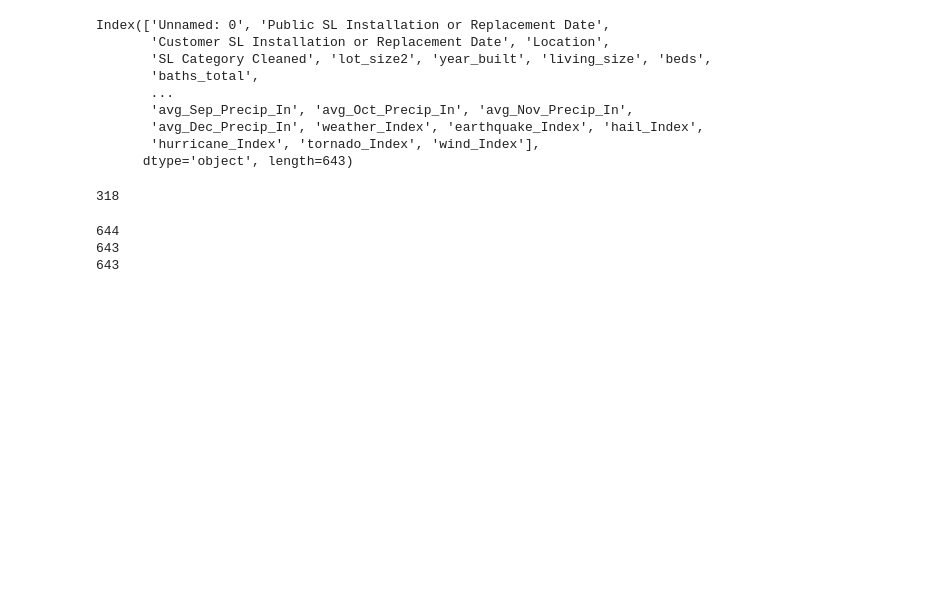
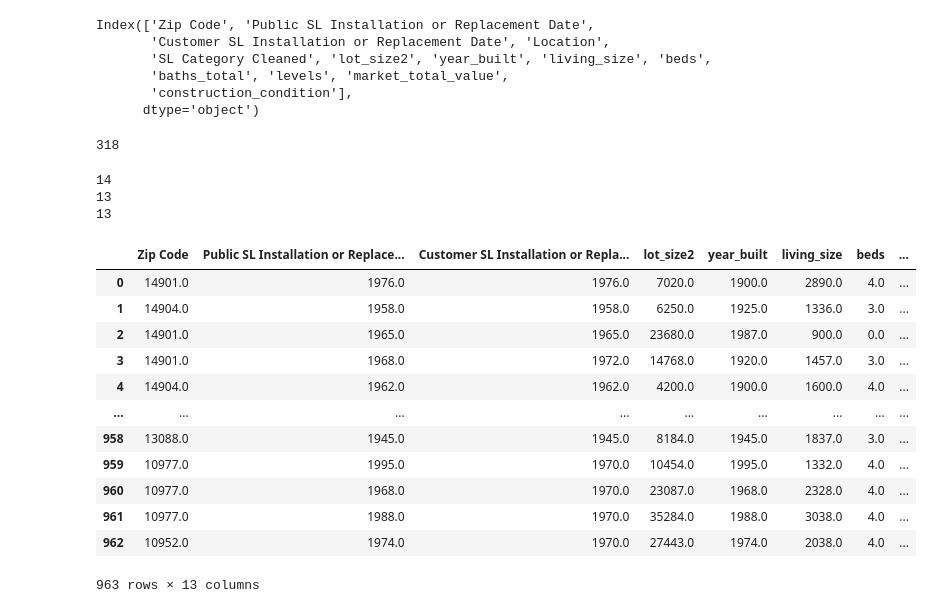
Before and after one commit to AvalonAce/ML-Lead-Service-Line-Prediction, a Jupyter notebook: models/ebm.ipynb, the cells around one changed output. Saved outputs shown, nothing was run; the diff lists cells and outputs as text; code cells hidden in the pictures; blank space fills up the shorter version.

```diff
--- a/models/ebm.ipynb
+++ b/models/ebm.ipynb
@@ -2,14 +2,17 @@
 from interpret.glassbox import ExplainableBoostingClassifier
 from interpret import show
 from sklearn.manifold import TSNE
-from sklearn.preprocessing import StandardScaler
+from sklearn.preprocessing import StandardScaler, LabelEncoder
 from sklearn.decomposition import PCA
 from sklearn.model_selection import train_test_split
 import matplotlib.pyplot as plt
 import pandas as pd
+import seaborn as sns
 import numpy as np
+from sklearn.metrics import roc_auc_score, roc_curve, auc, classification_report, confusion_matrix
 
-df = pd.read_csv('../data/processed/NY_SLI_ATTOM_EXTENDED.csv')
+
+df = pd.read_csv('../data/processed/NY_SLI_ATTOM_NEW.csv')
 df_numeric_data = df.drop(columns=[
     'Lead Gooseneck, Pigtail or Connector Currently Present',
     'Current Public Side SL Material',
@@ -37,7 +40,6 @@ df_numeric_data = df.drop(columns=[
     'Public SL Installation Year',
     'Public SL Material Verification Method Category',
     'Public SL Size Category',
-    'Zip Code',
     'Customer SL Material Category',
 ])
 print(df_numeric_data.columns)
@@ -75,43 +77,63 @@ for col in df_numeric_data:
 
 len(df_numeric_data[df_numeric_data['SL Category Cleaned'] == 'Lead'])
 # %% [output]
-Index(['Unnamed: 0', 'Public SL Installation or Replacement Date',
+Index(['Zip Code', 'Public SL Installation or Replacement Date',
        'Customer SL Installation or Replacement Date', 'Location',
        'SL Category Cleaned', 'lot_size2', 'year_built', 'living_size', 'beds',
-       'baths_total',
-       ...
-       'avg_Sep_Precip_In', 'avg_Oct_Precip_In', 'avg_Nov_Precip_In',
-       'avg_Dec_Precip_In', 'weather_Index', 'earthquake_Index', 'hail_Index',
-       'hurricane_Index', 'tornado_Index', 'wind_Index'],
-      dtype='object', length=643)
+       'baths_total', 'levels', 'market_total_value',
+       'construction_condition'],
+      dtype='object')
 318
 # %%
 y = df_numeric_data['SL Category Cleaned']
+
 print(len(df_numeric_data.columns))
 df_numeric_data = df_numeric_data.drop(columns='SL Category Cleaned')
 X = df_numeric_data.to_numpy()
 print(len(X[0]))
 # X = np.hstack([X[:, 0:2], X[:, 3:]])
 print(len(X[0]))
 
 y = y[~np.isnan(X).any(axis=1)]
 X = X[~np.isnan(X).any(axis=1)]
-X
+
+X = pd.DataFrame(
+    data=X,
+    columns=df_numeric_data.columns,
+)
+
+le = LabelEncoder()
+y_encoded = le.fit_transform(y)
 # Split data
 X_train, X_test, y_train, y_test = train_test_split(
-    X, y, test_size=0.2, random_state=42, stratify=y
+    X, y_encoded, test_size=0.2, random_state=42, stratify=y_encoded
 )
 
 # Standardize features
 scaler = StandardScaler()
+
 X_train_scaled = scaler.fit_transform(X_train)
 X_test_scaled = scaler.transform(X_test)
 
 pca = PCA(n_components=10)
 X_train_reduced = pca.fit_transform(X_train_scaled)
 X_test_reduced = pca.transform(X_test_scaled)
+X
 # %% [output]
-644
-643
-643
+14
+13
+13
+|  | Zip Code | Public SL Installation or Replace... | Customer SL Installation or Repla... | lot_size2 | year_built | living_size | beds | ... |
+| 0 | 14901.0 | 1976.0 | 1976.0 | 7020.0 | 1900.0 | 2890.0 | 4.0 | ... |
+| 1 | 14904.0 | 1958.0 | 1958.0 | 6250.0 | 1925.0 | 1336.0 | 3.0 | ... |
+| 2 | 14901.0 | 1965.0 | 1965.0 | 23680.0 | 1987.0 | 900.0 | 0.0 | ... |
+| 3 | 14901.0 | 1968.0 | 1972.0 | 14768.0 | 1920.0 | 1457.0 | 3.0 | ... |
+| 4 | 14904.0 | 1962.0 | 1962.0 | 4200.0 | 1900.0 | 1600.0 | 4.0 | ... |
+| ... | ... | ... | ... | ... | ... | ... | ... | ... |
+| 958 | 13088.0 | 1945.0 | 1945.0 | 8184.0 | 1945.0 | 1837.0 | 3.0 | ... |
+| 959 | 10977.0 | 1995.0 | 1970.0 | 10454.0 | 1995.0 | 1332.0 | 4.0 | ... |
+| 960 | 10977.0 | 1968.0 | 1970.0 | 23087.0 | 1968.0 | 2328.0 | 4.0 | ... |
+| 961 | 10977.0 | 1988.0 | 1970.0 | 35284.0 | 1988.0 | 3038.0 | 4.0 | ... |
+| 962 | 10952.0 | 1974.0 | 1970.0 | 27443.0 | 1974.0 | 2038.0 | 4.0 | ... |
+963 rows × 13 columns
 # %%
```
Also changed, not shown: parts of 3 cells of this notebook.
